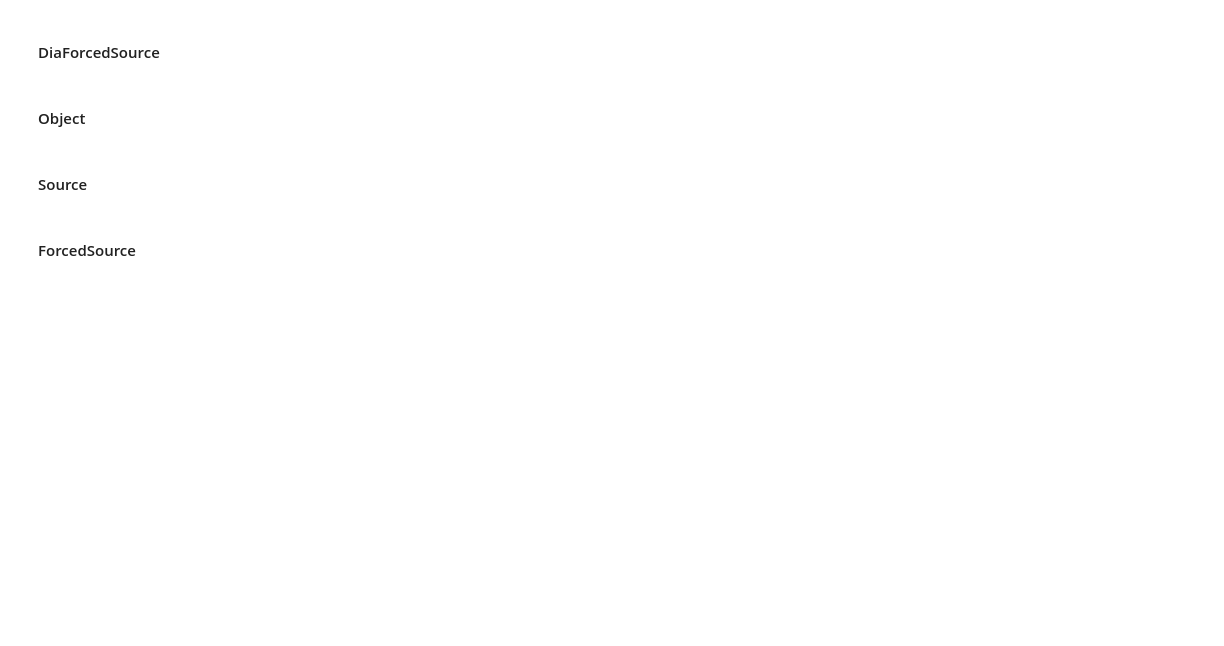
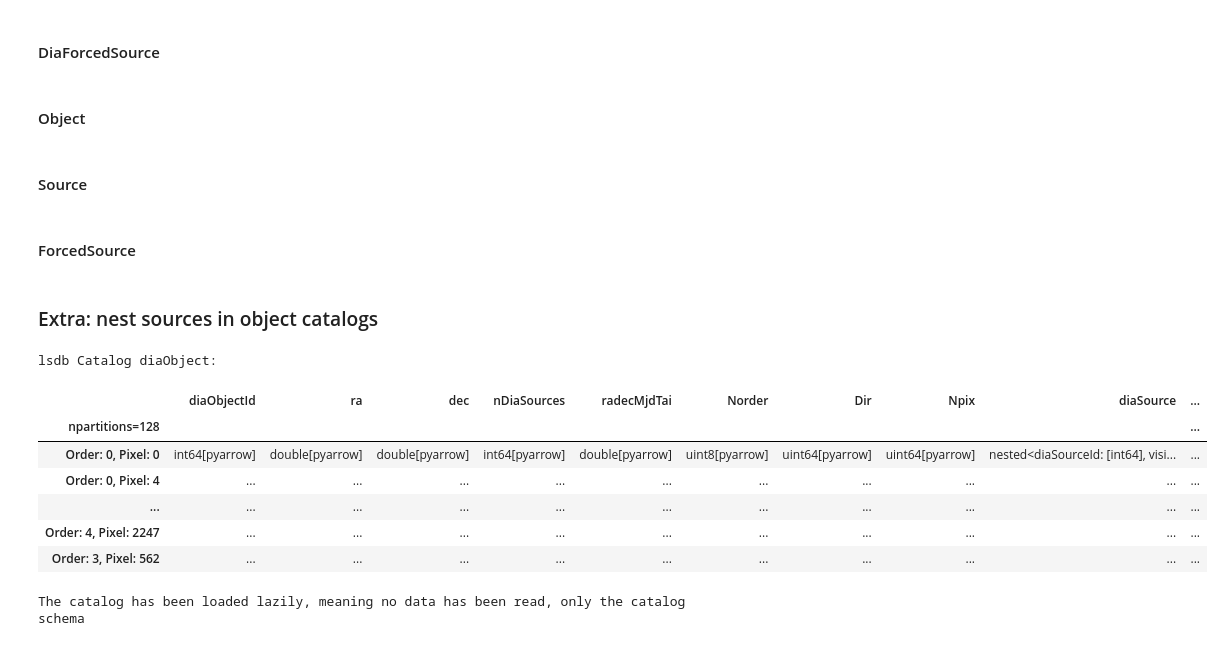
Before and after one commit to lsst-sitcom/linccf, a Jupyter notebook: dash/DASH-pipeline.ipynb, the cells around one changed output. Saved outputs shown, nothing was run; the diff lists cells and outputs as text; code cells hidden in the pictures; blank space fills up the shorter version.

Commit message:
Add extra section to nest sources in dash pipeline

```diff
--- a/dash/DASH-pipeline.ipynb
+++ b/dash/DASH-pipeline.ipynb
@@ -262,3 +263,24 @@ args = ImportArguments(
     dask_threads_per_worker=1,
 )
 runner.pipeline(args)
+# %% [markdown]
+### Extra: nest sources in object catalogs
+# %%
+diaObject_cat = lsdb.read_hats(os.path.join(hats_dir, "diaObject"))
+diaSource_cat = lsdb.read_hats(os.path.join(hats_dir, "diaSource"))
+diaForcedSource_cat = lsdb.read_hats(os.path.join(hats_dir, "diaForcedSource"))
+# %%
+diaObject_cat_nested = diaObject_cat.join_nested(
+    diaSource_cat, left_on="diaObjectId", right_on="diaObjectId", nested_column_name="diaSource").join_nested(
+    diaForcedSource_cat, left_on="diaObjectId", right_on="diaObjectId", nested_column_name="diaForcedSource")
+diaObject_cat_nested
+# %% [output]
+lsdb Catalog diaObject:
+|  | diaObjectId | ra | dec | nDiaSources | radecMjdTai | Norder | Dir | Npix | diaSource | ... |
+| npartitions=128 |  |  |  |  |  |  |  |  |  | ... |
+| Order: 0, Pixel: 0 | int64[pyarrow] | double[pyarrow] | double[pyarrow] | int64[pyarrow] | double[pyarrow] | uint8[pyarrow] | uint64[pyarrow] | uint64[pyarrow] | nested<diaSourceId: [int64], visi... | ... |
+| Order: 0, Pixel: 4 | ... | ... | ... | ... | ... | ... | ... | ... | ... | ... |
+| ... | ... | ... | ... | ... | ... | ... | ... | ... | ... | ... |
+| Order: 4, Pixel: 2247 | ... | ... | ... | ... | ... | ... | ... | ... | ... | ... |
+| Order: 3, Pixel: 562 | ... | ... | ... | ... | ... | ... | ... | ... | ... | ... |
+The catalog has been loaded lazily, meaning no data has been read, only the catalog schema
```
Also changed, not shown: parts of 6 cells of this notebook.
